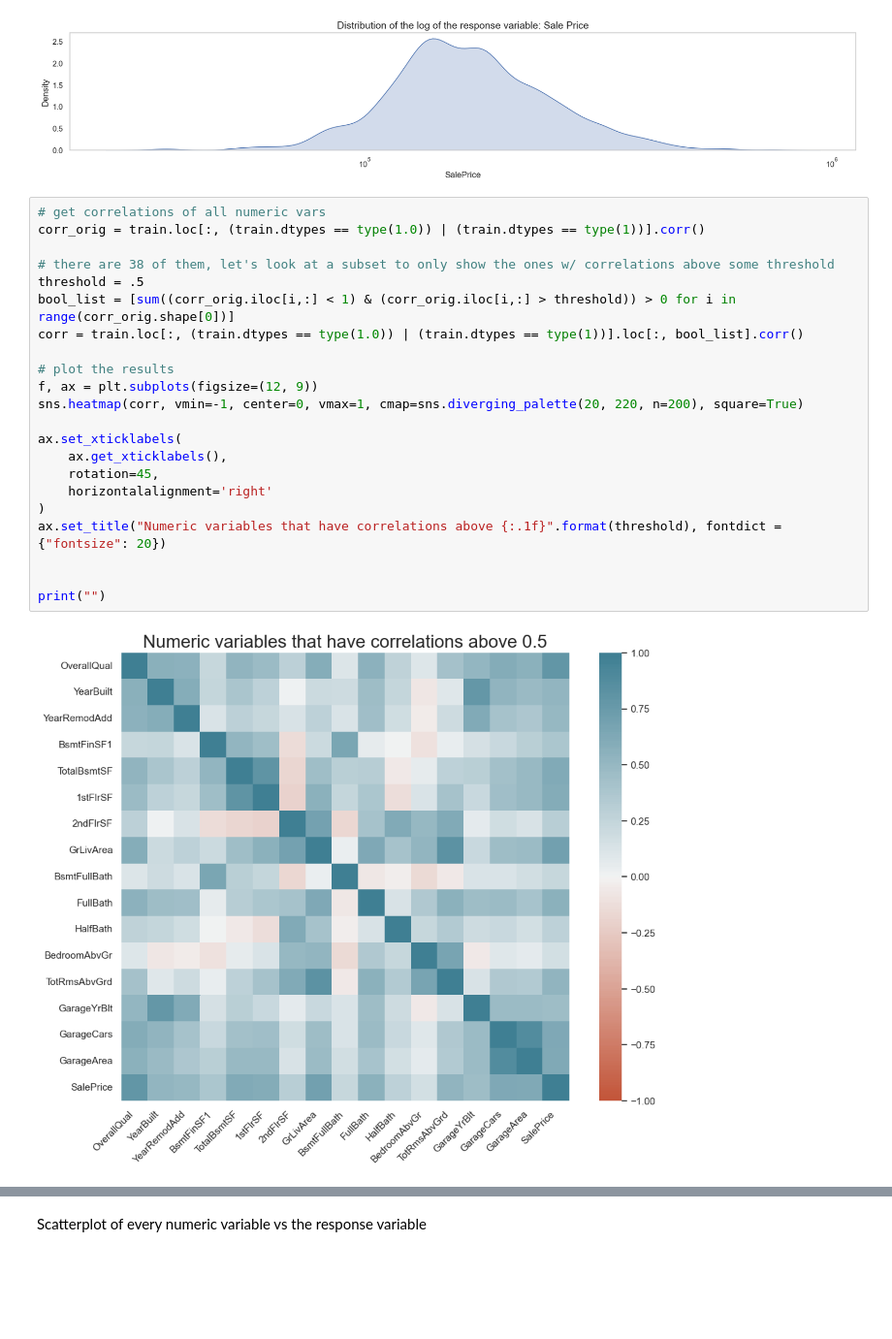
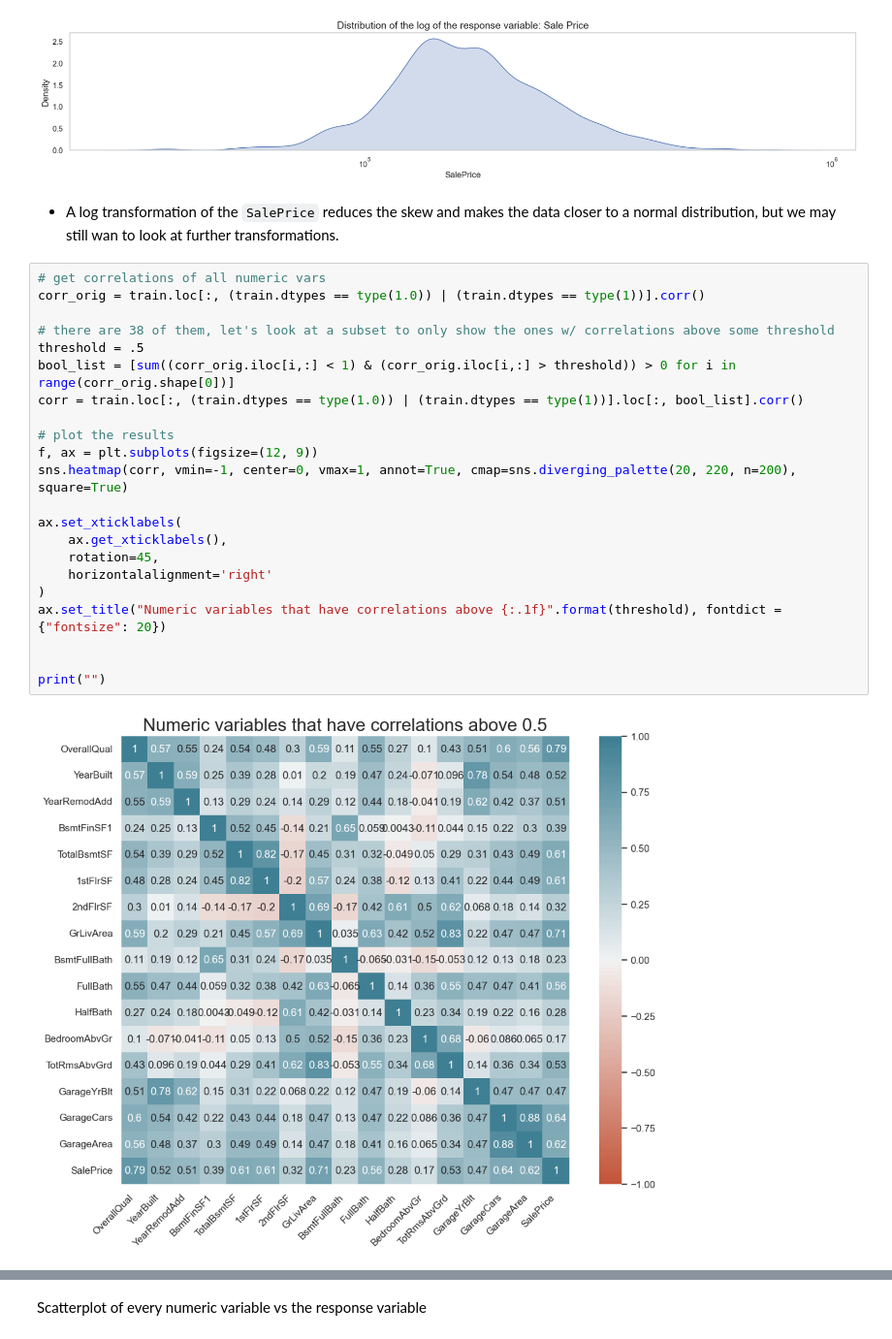
Before and after one commit to trevor-johnson1/w207_finalproject, a Jupyter notebook: week_10_baseline/week_10_baseline.ipynb, the cells around one changed output, grey strips where cells are left out. Shown at 97% size. Cells and saved outputs as stored; diff of their text form; blank space fills up the shorter version.

```diff
--- a/week_10_baseline/week_10_baseline.ipynb
+++ b/week_10_baseline/week_10_baseline.ipynb
@@ -135,27 +141,29 @@ sns.kdeplot(data=train, x="SalePrice", bw_adjust=.8, fill=True, log_scale=True)\
 print("")
 # %% [output]
 [figure]
+# %% [markdown]
+- A log transformation of the `SalePrice` reduces the skew and makes the data closer to a normal distribution, but we may still wan to look at further transformations.
 # %%
 # get correlations of all numeric vars
 corr_orig = train.loc[:, (train.dtypes == type(1.0)) | (train.dtypes == type(1))].corr()
 
 # there are 38 of them, let's look at a subset to only show the ones w/ correlations above some threshold
 threshold = .5
 bool_list = [sum((corr_orig.iloc[i,:] < 1) & (corr_orig.iloc[i,:] > threshold)) > 0 for i in range(corr_orig.shape[0])]
 corr = train.loc[:, (train.dtypes == type(1.0)) | (train.dtypes == type(1))].loc[:, bool_list].corr()
 
 # plot the results
 f, ax = plt.subplots(figsize=(12, 9))
-sns.heatmap(corr, vmin=-1, center=0, vmax=1, cmap=sns.diverging_palette(20, 220, n=200), square=True)
+sns.heatmap(corr, vmin=-1, center=0, vmax=1, annot=True, cmap=sns.diverging_palette(20, 220, n=200), square=True)
 
 ax.set_xticklabels(
     ax.get_xticklabels(),
     rotation=45,
     horizontalalignment='right'
 )
 ax.set_title("Numeric variables that have correlations above {:.1f}".format(threshold), fontdict = {"fontsize": 20})
 
 
 print("")
 # %% [output]
-[figure, old version]
+[figure, new version]
```
Also changed, not shown: parts of 8 cells of this notebook.
